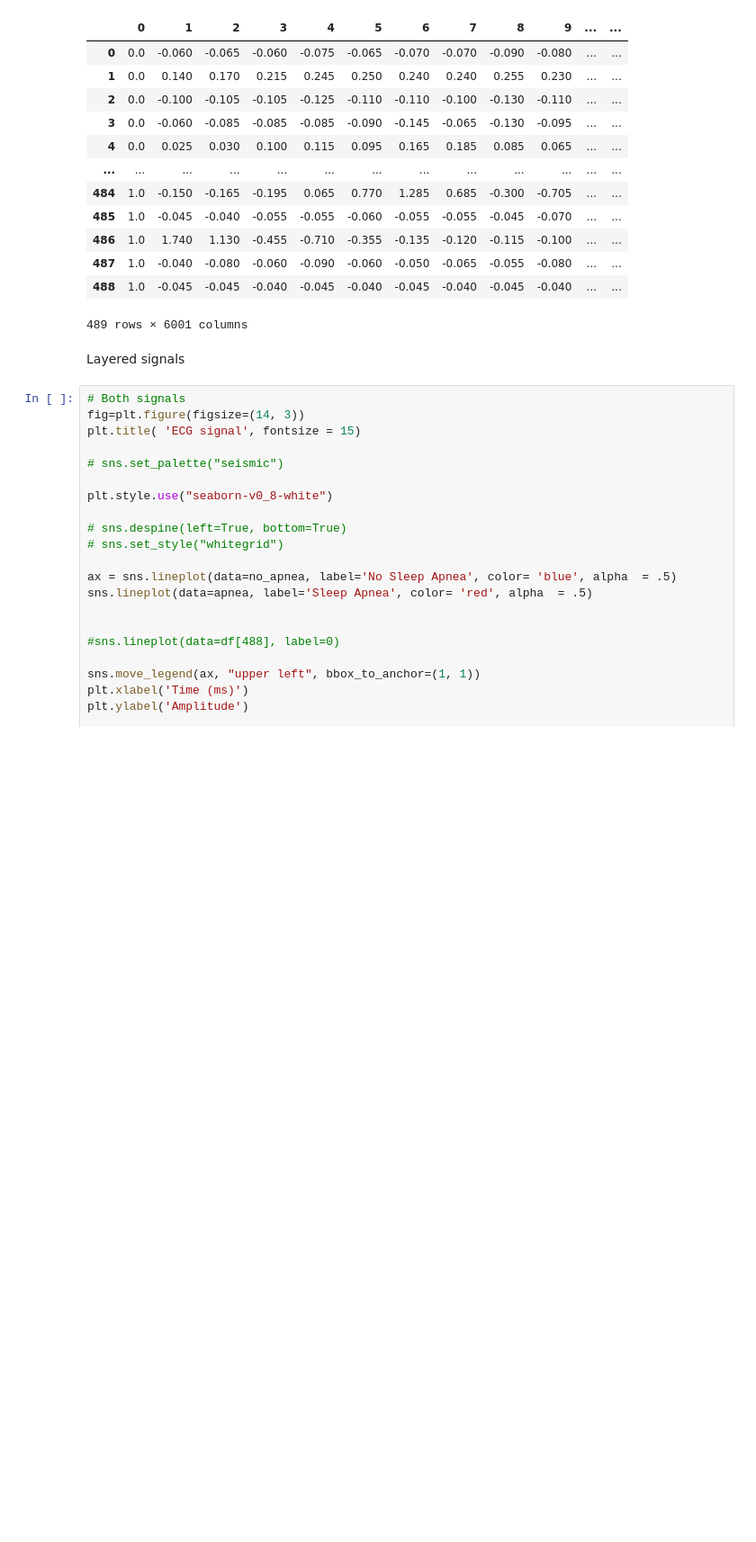
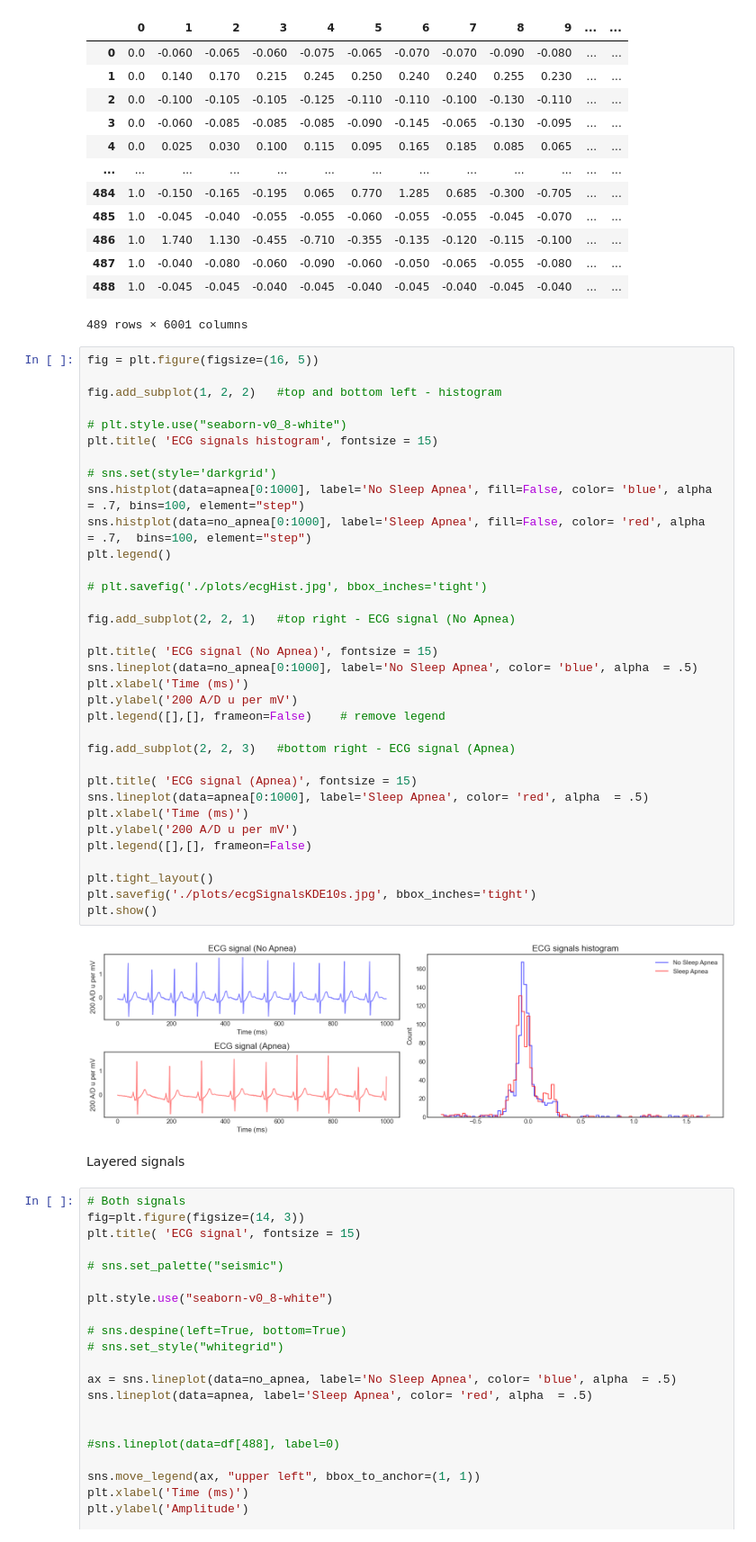
Before and after one commit to Wannesv99/ML2-Apnea-Detection, a Jupyter notebook: Apnea_data/data_visualization.ipynb, the cells around one changed output. Shown: that part at 90% size. Drawn from its saved outputs; the diff is of its cells as text; blank space fills up the shorter version.

Commit message:
final plot

```diff
--- a/Apnea_data/data_visualization.ipynb
+++ b/Apnea_data/data_visualization.ipynb
@@ -37,6 +37,42 @@ df
 | 487 | 1.0 | -0.040 | -0.080 | -0.060 | -0.090 | -0.060 | -0.050 | -0.065 | -0.055 | -0.080 | ... | ... |
 | 488 | 1.0 | -0.045 | -0.045 | -0.040 | -0.045 | -0.040 | -0.045 | -0.040 | -0.045 | -0.040 | ... | ... |
 489 rows × 6001 columns
+# %%
+fig = plt.figure(figsize=(16, 5))
+
+fig.add_subplot(1, 2, 2)   #top and bottom left - histogram
+
+# plt.style.use("seaborn-v0_8-white")
+plt.title( 'ECG signals histogram', fontsize = 15)
+
+# sns.set(style='darkgrid')
+sns.histplot(data=apnea[0:1000], label='No Sleep Apnea', fill=False, color= 'blue', alpha  = .7, bins=100, element="step")
+sns.histplot(data=no_apnea[0:1000], label='Sleep Apnea', fill=False, color= 'red', alpha  = .7,  bins=100, element="step")
+plt.legend()
+
+# plt.savefig('./plots/ecgHist.jpg', bbox_inches='tight')
+
+fig.add_subplot(2, 2, 1)   #top right - ECG signal (No Apnea)
+
+plt.title( 'ECG signal (No Apnea)', fontsize = 15)
+sns.lineplot(data=no_apnea[0:1000], label='No Sleep Apnea', color= 'blue', alpha  = .5)
+plt.xlabel('Time (ms)')
+plt.ylabel('200 A/D u per mV')
+plt.legend([],[], frameon=False)    # remove legend
+
+fig.add_subplot(2, 2, 3)   #bottom right - ECG signal (Apnea)
+
+plt.title( 'ECG signal (Apnea)', fontsize = 15)
+sns.lineplot(data=apnea[0:1000], label='Sleep Apnea', color= 'red', alpha  = .5)
+plt.xlabel('Time (ms)')
+plt.ylabel('200 A/D u per mV')
+plt.legend([],[], frameon=False)
+
+plt.tight_layout()
+plt.savefig('./plots/ecgSignalsKDE10s.jpg', bbox_inches='tight')
+plt.show()
+# %% [output]
+[figure, added]
 # %% [markdown]
 Layered signals
 # %%
```
Also changed, not shown: parts of 1 cell of this notebook, 1 other file.
